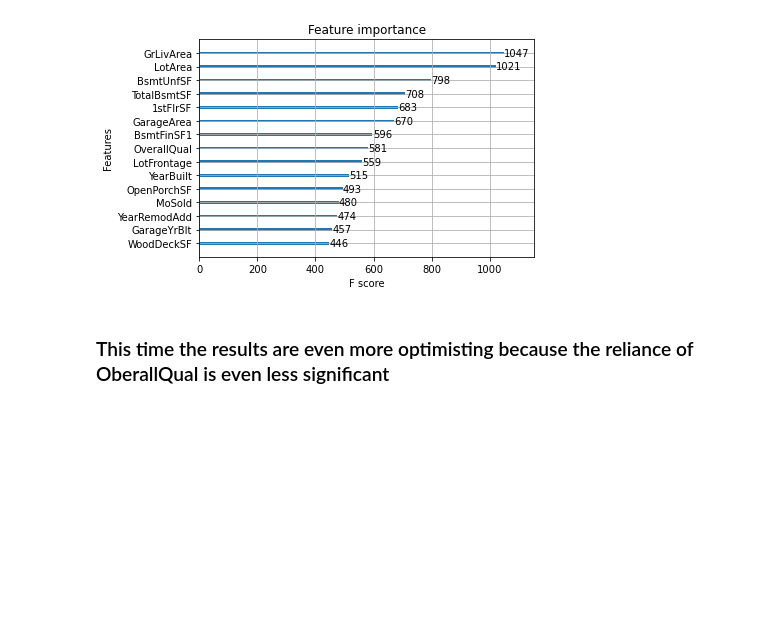
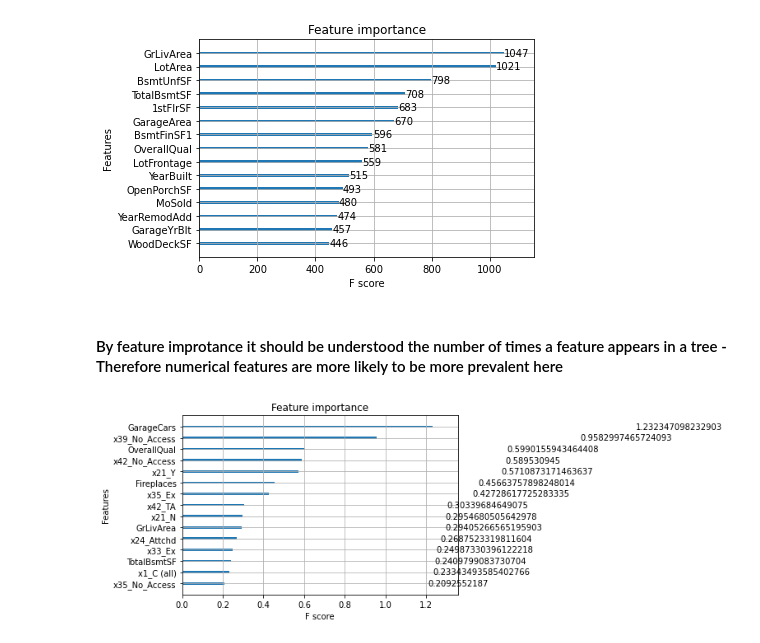
Before and after one commit to Sunscres91/full_ds_project, a Jupyter notebook: №3 Modeling-Log Transformation.ipynb, the cells around one changed output. Cells and saved outputs as stored; diff of their text form; code cells hidden in the pictures; blank space fills up the shorter version.

```diff
--- a/№3 Modeling-Log Transformation.ipynb
+++ b/№3 Modeling-Log Transformation.ipynb
@@ -657,5 +657,11 @@ xgb_reg.fit(full_train_X,full_train_y)
 plot_importance(xgb_reg,max_num_features=15);
 # %% [output]
 [figure]
-# %% [markdown]
-### This time the results are even more optimisting because the reliance of OberallQual is even less significant
+# %% [markdown]
+#### By feature improtance it should be understood the number of times a feature appears in a tree - Therefore numerical features are more likely to be more prevalent here
+# %%
+#xgb_reg = xgb.XGBRegressor(objective ='reg:squarederror',seed = 123,n_estimators = 1000,learning_rate=0.02,max_depth=5,min_child_weight=3,subsample=0.7,colsample_bytree=0.7,reg_alpha=0.2)
+#xgb_reg.fit(full_train_X,full_train_y)
+plot_importance(xgb_reg,max_num_features=15,importance_type='gain');
+# %% [output]
+[figure, added]
```
Also changed, not shown: parts of 2 cells of this notebook.
